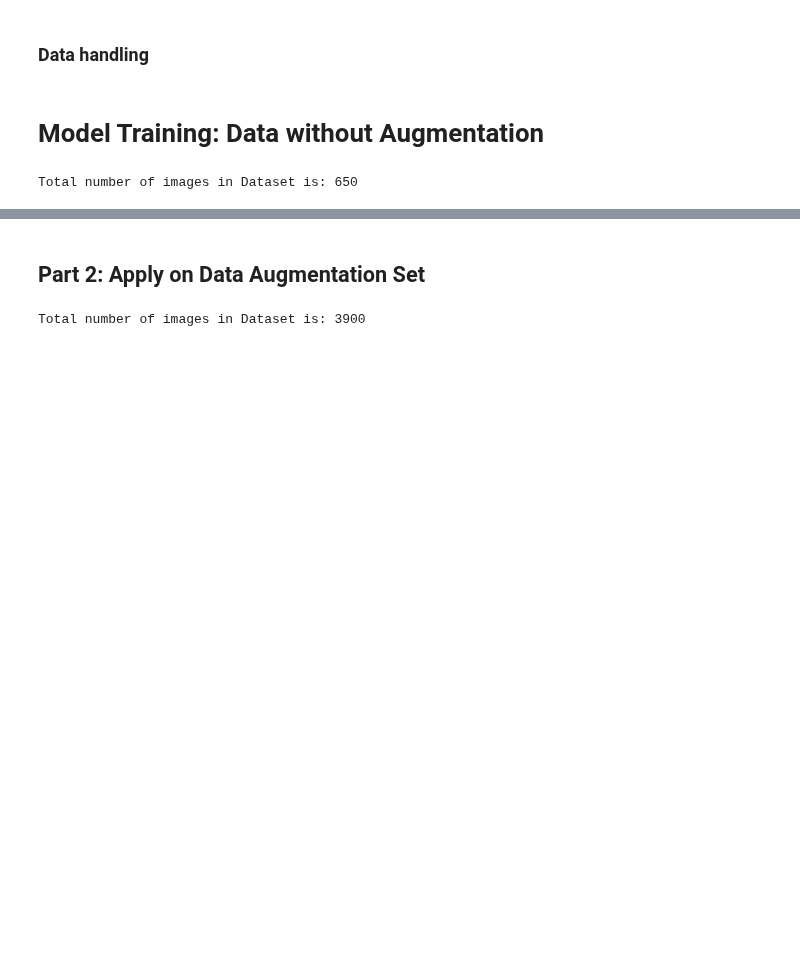
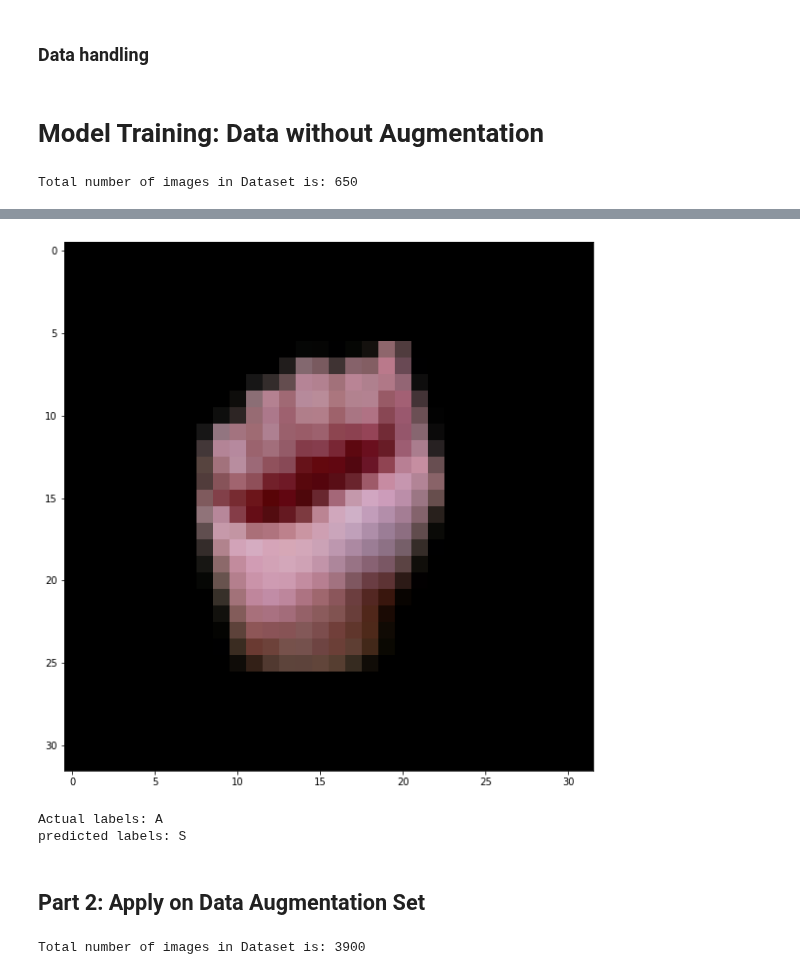
Before and after one commit to swadhwa5/MLFinalProject, a Jupyter notebook: LeNet_model.ipynb, the cells around one changed output, grey strips where cells are left out. Drawn from its saved outputs; the diff is of its cells as text; code cells hidden in the pictures; blank space fills up the shorter version.

```diff
--- a/LeNet_model.ipynb
+++ b/LeNet_model.ipynb
@@ -272,3 +337,28 @@ Predicted:  L     F     I     K
+# %%
+# Visualize some incorrect values:
+def show_incorrect(misclass_ind, images, labels, model, num_display=1):
+  if len(misclass_ind) != 0:
+    incorrect_imgs = torch.Tensor([images[i] for i in misclass_ind])
+    true_labels = [labels[i] for i in misclass_ind]
+
+    outputs = model(incorrect_imgs)
+    _, predicted = torch.max(outputs, 1)
+
+    incorrect_imgs = incorrect_imgs[:num_display, :, :, :]
+    true_labels = true_labels[:num_display]
+    predicted = predicted[:num_display]
+
+
+    imshow(torchvision.utils.make_grid(incorrect_imgs))
+    print("Actual labels: " + ' '.join(f'{classes[true_labels[j]]:5s}' for j in range(num_display)))
+    print("predicted labels: " + ' '.join(f'{classes[predicted[j]]:5s}' for j in range(num_display)))
+
+
+show_incorrect(misclass_ind, dev_data, dev_labels, lenet_no_aug)
+# %% [output]
+[figure, added]
+Actual labels: A
+predicted labels: S
 # %%
 # Save the model!
 torch.save(lenet_no_aug.state_dict(), "./models/lenet_no_aug_650")
```
Also changed, not shown: parts of 28 cells of this notebook, 2 other files.
